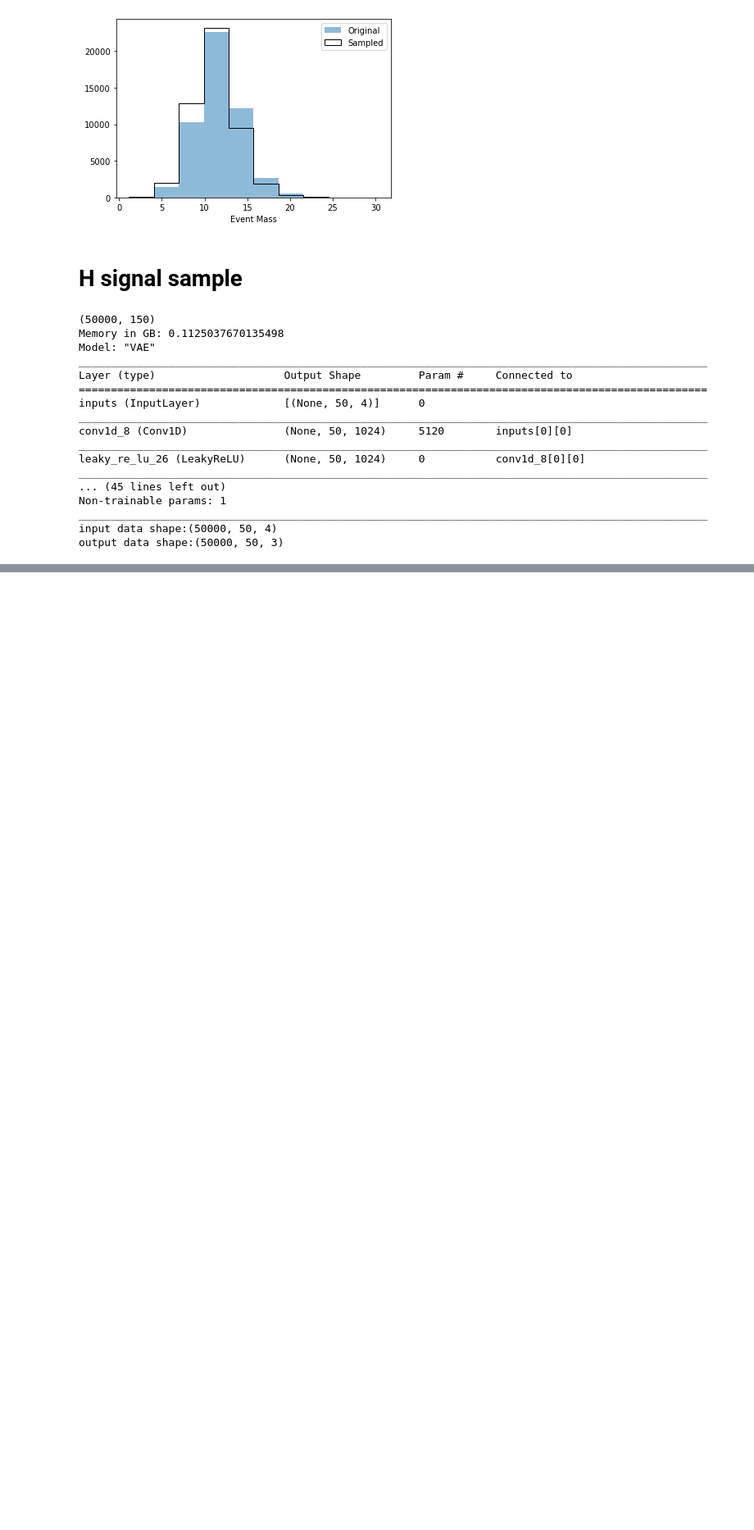
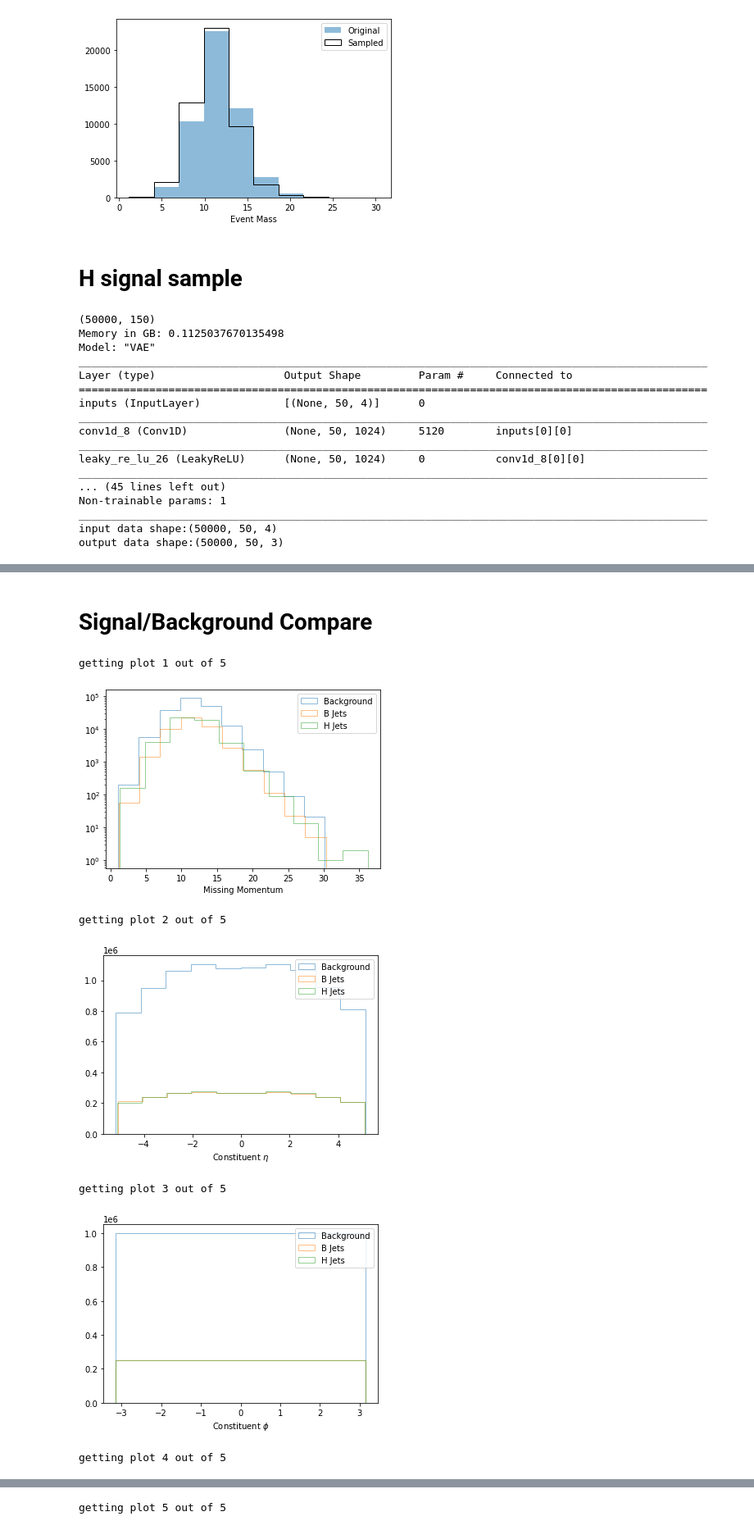
Before and after one commit to erichuangyf/copy_EMD_VAE, a Jupyter notebook: Study/sample_and_analysis.ipynb, the cells around one changed output, grey strips where cells are left out. Shown: that part at 82% size. Saved outputs shown, nothing was run; the diff lists cells and outputs as text; code cells hidden in the pictures; blank space fills up the shorter version.

```diff
--- a/Study/sample_and_analysis.ipynb
+++ b/Study/sample_and_analysis.ipynb
@@ -139,2 +140,21 @@ getting plot 4 out of 5
 getting plot 5 out of 5
 [figure]
+# %% [markdown]
+# Signal/Background Compare
+# %%
+plotting_method_name = \
+            [method for method in dir(VAE_sampler) if method.startswith('_VAE_sampler__plots')]
+plotting_function = [eval("VAE_sampler."+func_name) for func_name in plotting_method_name]
+call_args = [background_output, b_output, None]
+call_kargs = {"additional_signal":[h_output], "data_name":["Background","B Jets","H Jets"]}
+for count,func in enumerate(plotting_function):
+    print("getting plot {} out of {}".format(count+1,len(plotting_function)))
+    func(*call_args,**call_kargs)
+# %% [output]
+getting plot 1 out of 5
+[figure, added]
+getting plot 2 out of 5
+[figure, added]
+getting plot 3 out of 5
+[figure, added]
+getting plot 4 out of 5
@@ -140,0 +162 @@ getting plot 5 out of 5
+getting plot 5 out of 5
```
Also changed, not shown: parts of 5 cells of this notebook, 1 other file.
